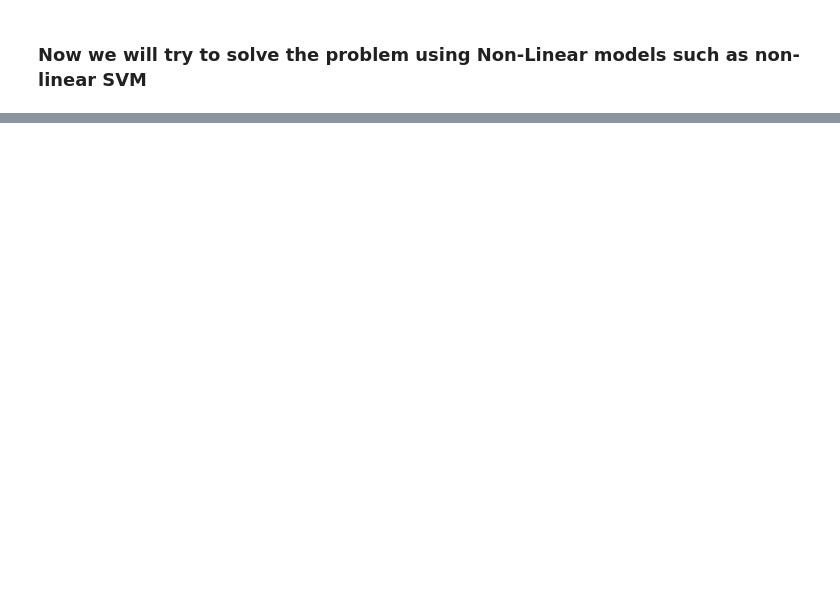
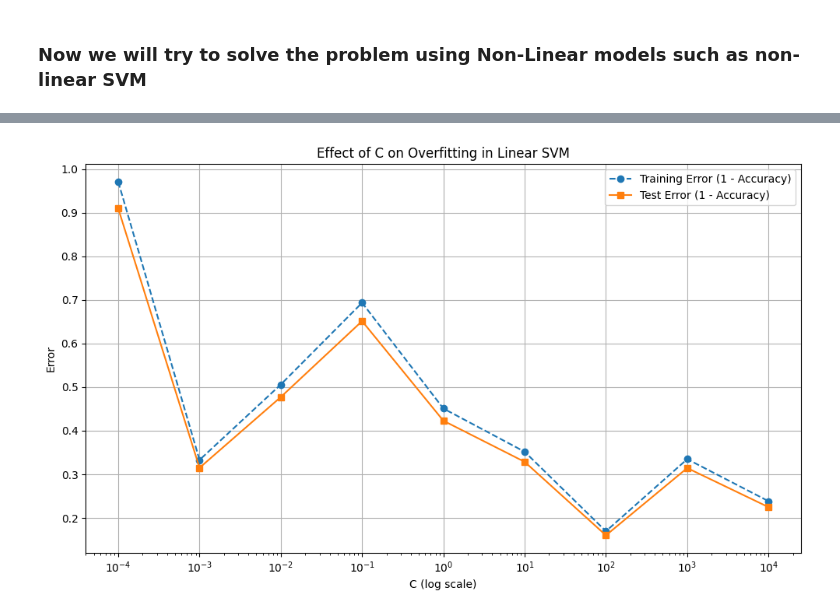
Before and after one commit to Elkapeer/ML-Project, a Jupyter notebook: Non-Linear_Model.ipynb, the cells around one changed output, grey strips where cells are left out. Cells and saved outputs as stored; diff of their text form; code cells hidden in the pictures; blank space fills up the shorter version.

```diff
--- a/Non-Linear_Model.ipynb
+++ b/Non-Linear_Model.ipynb
@@ -46,0 +208,2 @@ model = SVC(kernel='rbf', probability=True, verbose= True, class_weight='balance
+# %%
+model = SVC(kernel='rbf', probability=True, verbose= True, class_weight='balanced')
@@ -157,3 +334,0 @@ print(X_test.shape, y_test.shape)
-# %%
-model = SVC(kernel='rbf', probability=True, verbose= True)
-trainAndEvaluate(show=True)
@@ -161,0 +335,15 @@ trainAndEvaluate(show=True)
+# %%
+C_values = [0.0001, 0.001, 0.01, 0.1, 1, 10, 100, 1000, 10000]
+alphas = [1 / (X_train_features.shape[0] * C) for C in C_values]
+scores = []
+best_model = None
+best_score = 0
+for i, alpha in enumerate(alphas):
+    model = SGDClassifier(loss="hinge", alpha=alpha, max_iter=1000, random_state=42, class_weight='balanced')
+    model.fit(X_train_features, y_train)
+    score = evaluate(model, show=False)
+    print(f"For C = {C_values[i]}, Test F1 Score = {score['Test']['F1']}")
+    if score['Test']['F1'] > best_score:
+        best_score = score['Test']['F1']
+        best_model = model
+    scores.append(score)
@@ -161,0 +360,34 @@ trainAndEvaluate(show=True)
+# %%
+# Convert metric lists to numpy arrays for scaling
+test_f1_scores = np.array([s['Test']['F1'] for s in scores])
+test_accuracies = np.array([s['Test']['Accuracy'] for s in scores])
+
+Eout_accuracy = 1 - test_accuracies
+Eout_f1 = 1 - test_f1_scores
+
+train_f1_scores = np.array([s['Train']['F1'] for s in scores])
+train_accuracies = np.array([s['Train']['Accuracy'] for s in scores])
+
+Ein_accuracy = 1 - train_accuracies
+Ein_f1 = 1 - train_f1_scores
+
+plt.figure(figsize=(10, 6))
+
+# Plot Accuracy errors
+plt.plot(C_values, Ein_accuracy, marker='o', label='Training Error (1 - Accuracy)', linestyle='--')
+plt.plot(C_values, Eout_accuracy, marker='s', label='Test Error (1 - Accuracy)', linestyle='-')
+
+# Plot F1 errors
+# plt.plot(C_values, Ein_f1, marker='^', label='Training Error (1 - F1)', linestyle='--')
+# plt.plot(C_values, Eout_f1, marker='d', label='Test Error (1 - F1)', linestyle='-')
+
+plt.xscale('log')
+plt.xlabel('C (log scale)')
+plt.ylabel('Error')
+plt.title('Effect of C on Overfitting in Linear SVM')
+plt.grid(True)
+plt.legend()
+plt.tight_layout()
+plt.show()
+# %% [output]
+[figure, added]
```
Also changed, not shown: parts of 37 cells of this notebook, 3 other files.
